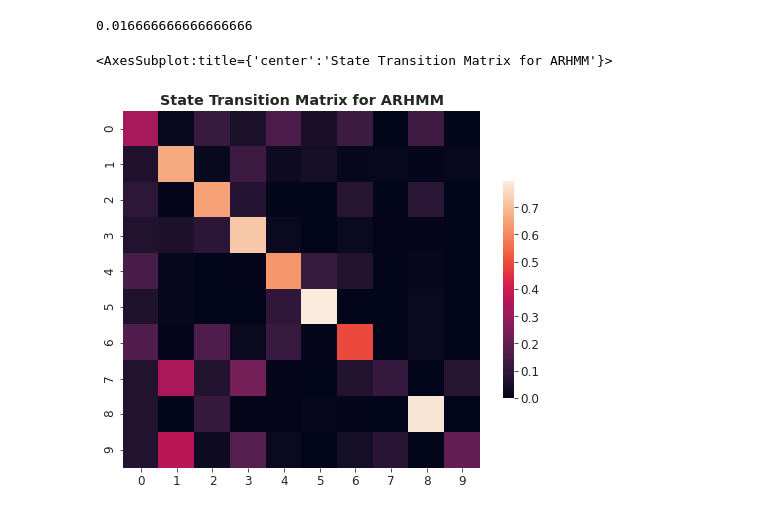
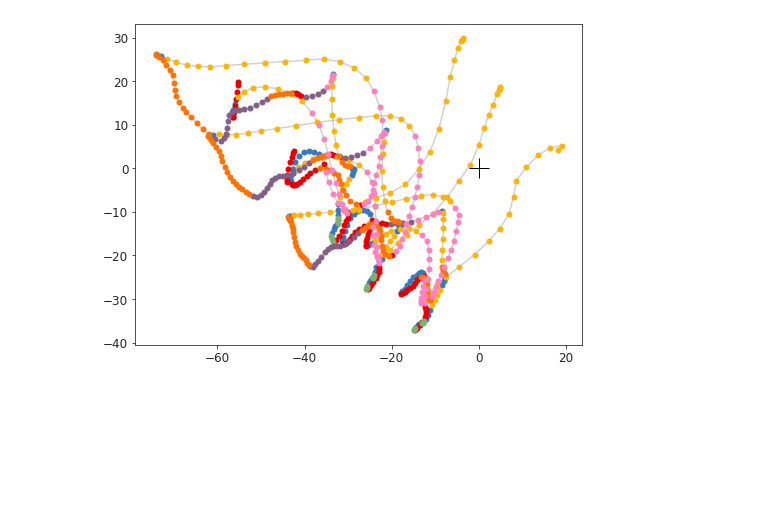
Before and after one commit to davidgwyrick/jumping_behavior, a Jupyter notebook: jumping_behavior_ssm.ipynb, the cells around one changed output. Drawn from its saved outputs; the diff is of its cells as text; code cells hidden in the pictures; blank space fills up the shorter version.

```diff
--- a/jumping_behavior_ssm.ipynb
+++ b/jumping_behavior_ssm.ipynb
@@ -143,3 +51,8 @@ dir(arhmm.observations)
  'permute',
  'sample_x',
  'smooth']
+# %%
+##===== Read in Data =====##
+data_df = pd.read_hdf('./data/jumping_data_102220.h5')
+nTrials = len(data_df)
+data_df.head()
@@ -269,17 +147,0 @@ ax.plot(0,0,'+k',ms=20)
-# %%
-##===== Let's visualize the dynamics of each state  =====##
-for iState in range(K):
-    fig, axes = plt.subplots(1,3,figsize=(15,5))
-    plt.suptitle('State {} Dynamics'.format(iState))
-
-    indy = np.random.randint(0, nTrials,nTrials_to_plot)
-
-    ax.plot(0,0,'+k',ms=20)
-    for iTrial in indy:
-        mapseq = MAP_list[iTrial]
-        data = data_list[iTrial]
-        indy = np.where(mapseq == state)[0]
-        #Plot nose traces
-        ax.plot(data[indy,0],data[indy,1],'.',color=usrplt.cc[state],ms=5)
-    ax.set_xlim([-100,100])
-    ax.set_ylim([-100,100])
@@ -414,13 +147,0 @@ usrplt.plot_state_durations(state_duration_list, K)
-# %%
-1/60
-# %% [output]
-0.016666666666666666
-# %%
-plt.figure(figsize = (8,8))
-plt.title('State Transition Matrix for ARHMM')
-transition_matrix = arhmm.transitions.transition_matrix
-# transition_matrix[np.diag_indices(K)] = np.nan
-sns.heatmap(transition_matrix,square=True,cbar_kws={'shrink':0.5})
-# %% [output]
-<AxesSubplot:title={'center':'State Transition Matrix for ARHMM'}>
-[figure, removed]
@@ -426,0 +151,25 @@ sns.heatmap(transition_matrix,square=True,cbar_kws={'shrink':0.5})
+# %%
+##===== Let's look at the states! =====##
+iTrial = 0
+mapseq = MAP_list[iTrial]
+data = data_list[iTrial]
+
+fig, ax = plt.subplots(figsize=(8,8))
+
+ax.plot(data_list[iTrial][:,0],data_list[iTrial][:,1],'-',color=usrplt.cc[-1],alpha=0.5)
+ax.plot(data_list[iTrial][:,2],data_list[iTrial][:,3],'-',color=usrplt.cc[-1],alpha=0.5)
+ax.plot(data_list[iTrial][:,4],data_list[iTrial][:,5],'-',color=usrplt.cc[-1],alpha=0.5)
+
+for state in np.unique(mapseq):
+    indy = np.where(mapseq == state)[0]
+    #Plot traces
+    ax.plot(data[indy,0],data[indy,1],'.',color=usrplt.cc[state],ms=10)
+    ax.plot(data[indy,2],data[indy,3],'.',color=usrplt.cc[state],ms=10)
+    ax.plot(data[indy,4],data[indy,5],'.',color=usrplt.cc[state],ms=10)
+
+ax.plot(0,0,'+k',ms=20)
+ax.set_aspect('equal', adjustable='box',share=True)
+# ax.set_xlim([-75,75])
+# ax.set_ylim([-75,75])
+# %% [output]
+[figure, added]
```
Also changed, not shown: parts of 56 cells of this notebook, 6 other files.
